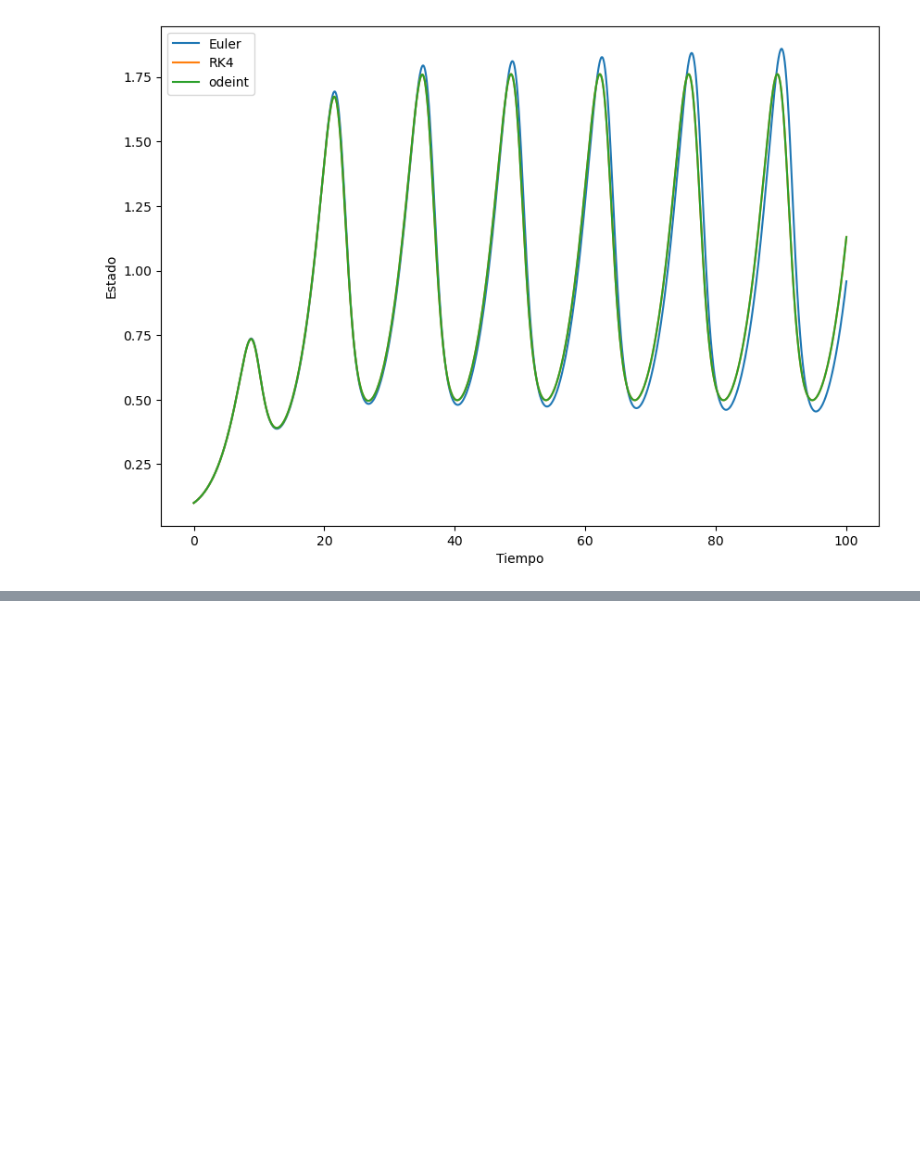
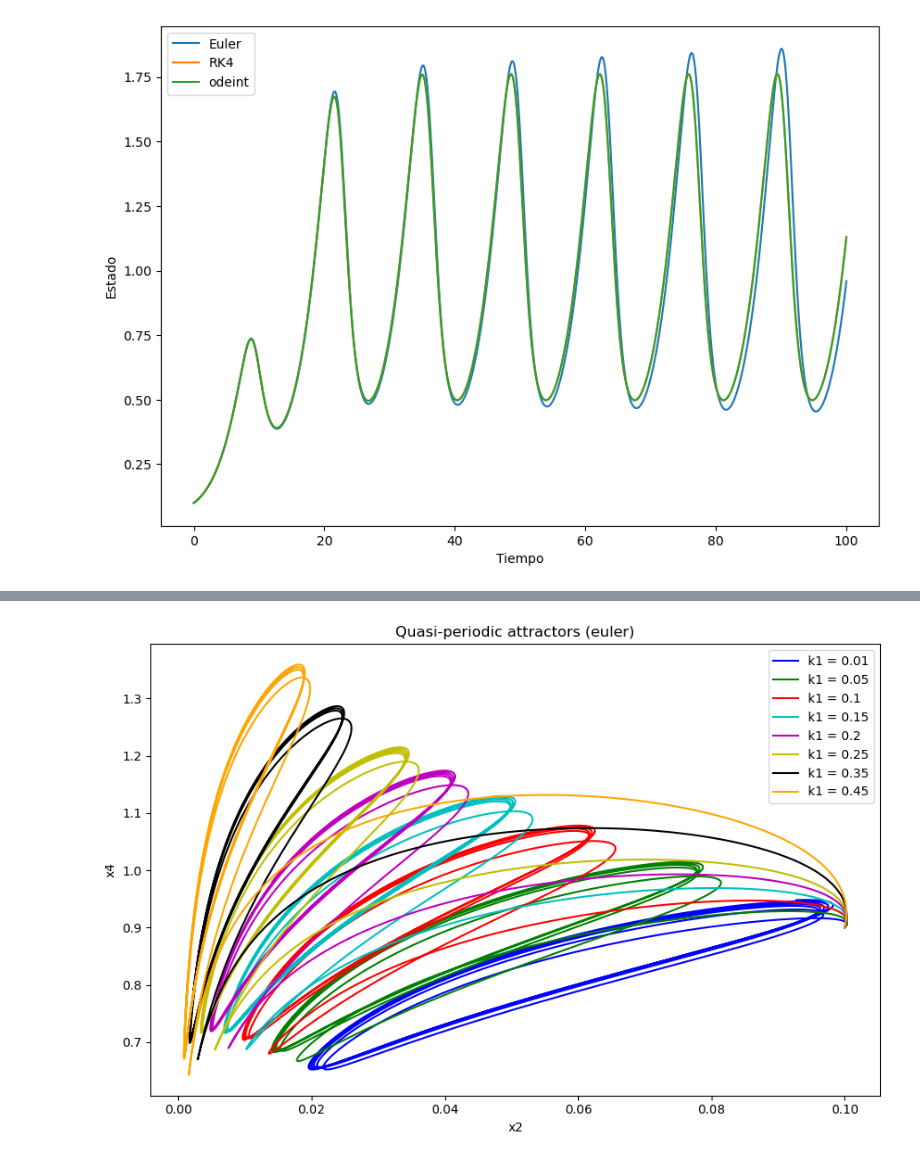
Before and after one commit to Leonardo16AM/Experiments-in-search-of-COVID-19-transmission-through-an-infected-prey, a Jupyter notebook: Experiments.ipynb, the cells around one changed output, grey strips where cells are left out. Drawn from its saved outputs; the diff is of its cells as text; code cells hidden in the pictures; blank space fills up the shorter version.

```diff
--- a/Experiments.ipynb
+++ b/Experiments.ipynb
@@ -165,0 +236,51 @@ plt.show()
+# %%
+import numpy as np
+import matplotlib.pyplot as plt
+from scipy.integrate import odeint
+
+# Definición del sistema de ecuaciones
+def sistema(x, t, a, b, c, d, R):
+    x1, x2, x3, x4 = x
+    dx1 = a*x1 - R*x1*x2 - a*x1*x4
+    dx2 = R*x1*x2 - a*x2*x4 - x2
+    dx3 = b*x3 - a*c*x3*x4
+    dx4 = d*(x1 + x2 + x3)*x4 - d*x4
+    return [dx1, dx2, dx3, dx4]
+
+# Parámetros
+a = 0.3
+b = 0.4
+c = 2
+d = 0.3
+R = 1.3
+
+# Condiciones iniciales
+k1_values = [0.01, 0.05, 0.1, 0.15, 0.2, 0.25, 0.35, 0.45]
+initial_conditions = [[1, 0.1, k1, 0.9] for k1 in k1_values]
+
+# Tiempo de integración
+T = 100
+dt = 0.01
+t = np.arange(0, T, dt)
+
+fig, ax = plt.subplots(figsize=(9, 6))
+
+colors = ['b', 'g', 'r', 'c', 'm', 'y', 'k', 'orange', 'purple']
+
+for i, x0 in enumerate(initial_conditions):
+    # Resolvemos el sistema de ecuaciones
+    x = euler_method(sistema, x0, t, args=(a, b, c, d, R))
+
+    # Gráfica de fase
+    ax.plot(x[:, 1], x[:, 3], color=colors[i], label=f'k1 = {k1_values[i]}')
+
+# Label the axes and create a legend
+ax.set_xlabel('x2')
+ax.set_ylabel('x4')
+ax.legend()
+ax.set_title('Quasi-periodic attractors (euler)')
+
+plt.tight_layout()
+plt.show()
+# %% [output]
+[figure, added]
```
Also changed, not shown: parts of 17 cells of this notebook, 13 other files.
